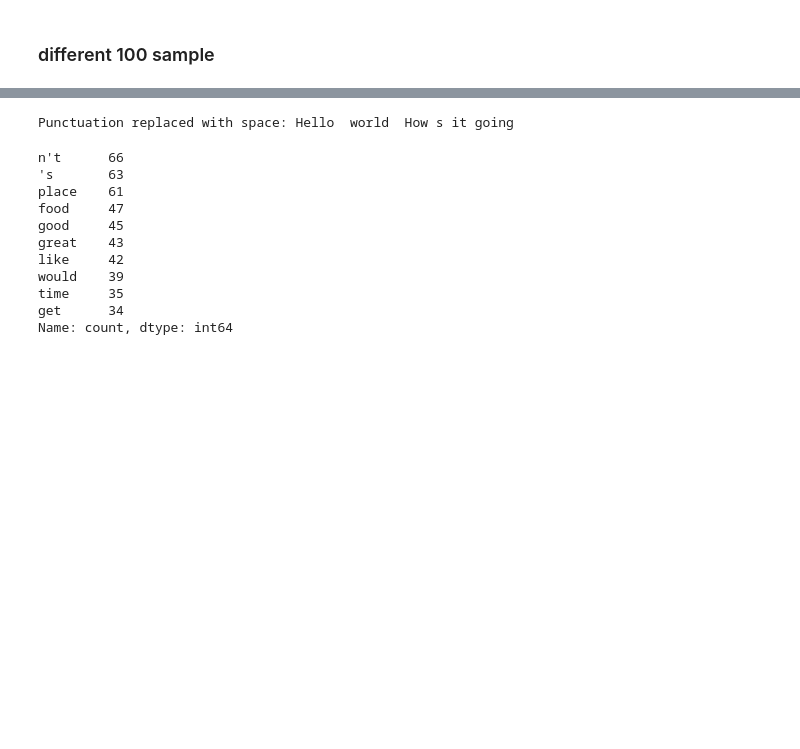
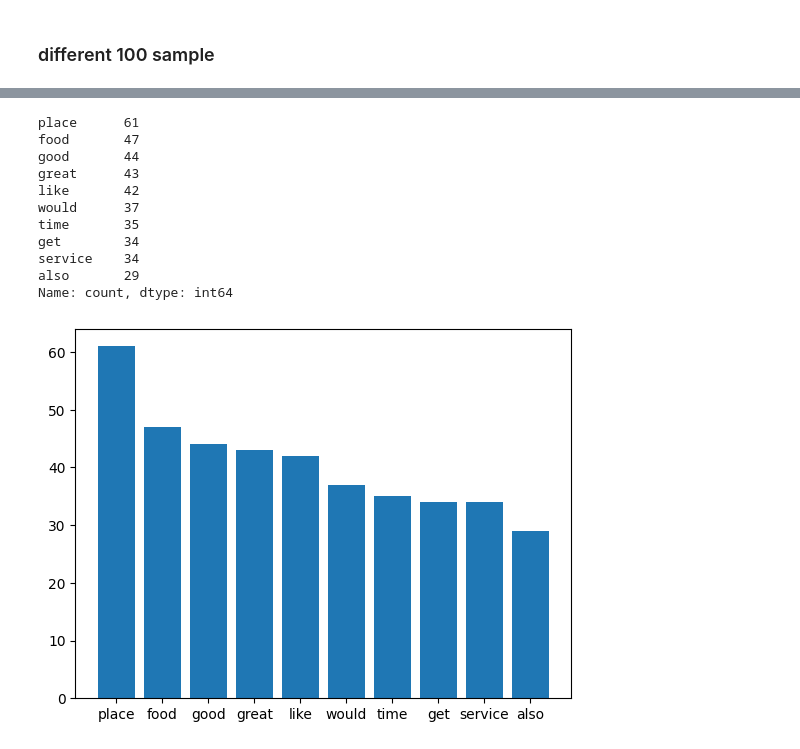
Before and after one commit to Tony363/CIS5590, a Jupyter notebook: ass1.ipynb, the cells around one changed output, grey strips where cells are left out. Drawn from its saved outputs; the diff is of its cells as text; code cells hidden in the pictures; blank space fills up the shorter version.

```diff
--- a/ass1.ipynb
+++ b/ass1.ipynb
@@ -199,18 +199,6 @@ b2.head(20)
 | 12366 | j_zWEZt5NvoY0ZdbgPAnoQ | 2e5V6M4GNufEnbGJpVdCjw | JTo0oS3iiMl6UPWA6aI8SQ | 3 | 0 | 0 | 0 | I like how this place was designe... | 2014-04-19 03:27:37 |
 | 4103 | H0JAkrijp4OGqmBHMv9eqg | SAfNyiLVgPZzp_aGpXnfwg | IUMyUYOIR9UQ7XGIEQKOuA | 2 | 4 | 0 | 0 | I was excited to try this place. ... | 2017-04-03 03:17:24 |
 | 6891 | e3CvKq8ksCtZ9OPUkrYPNQ | 2Y-323AzTIjsoCYuyxvpXg | QbdADbSI908Or0ybjuQLxw | 1 | 2 | 3 | 0 | Placed an online order, never rec... | 2015-08-04 15:03:16 |
-# %%
-import string
-
-# Example string
-text = "Hello, world! How's it going?"
-
-# Replace punctuation with a space
-translator = str.maketrans(string.punctuation, ' ' * len(string.punctuation))
-text_replaced = text.translate(translator)
-print("Punctuation replaced with space:", text_replaced)
-# %% [output]
-Punctuation replaced with space: Hello  world  How s it going
 # %%
 
 
@@ -232,14 +220,20 @@ b2.text = b2.text.apply(lambda sen:remove_stop_words_and_punctuation(sen,stop_wo
 word_freq = b2.text.str.split(expand=True).stack().value_counts().sort_values(ascending=False).head(10)
 word_freq
 # %% [output]
-n't      66
-'s       63
-place    61
-food     47
-good     45
-great    43
-like     42
-would    39
-time     35
-get      34
+place      61
+food       47
+good       44
+great      43
+like       42
+would      37
+time       35
+get        34
+service    34
+also       29
 Name: count, dtype: int64
+# %%
+word_freq_sort = word_freq.sort_values(ascending=False).head(10)
+plt.bar(word_freq_sort.index,word_freq_sort.values)
+plt.show()
+# %% [output]
+[figure, added]
```
Also changed, not shown: parts of 35 cells of this notebook.
